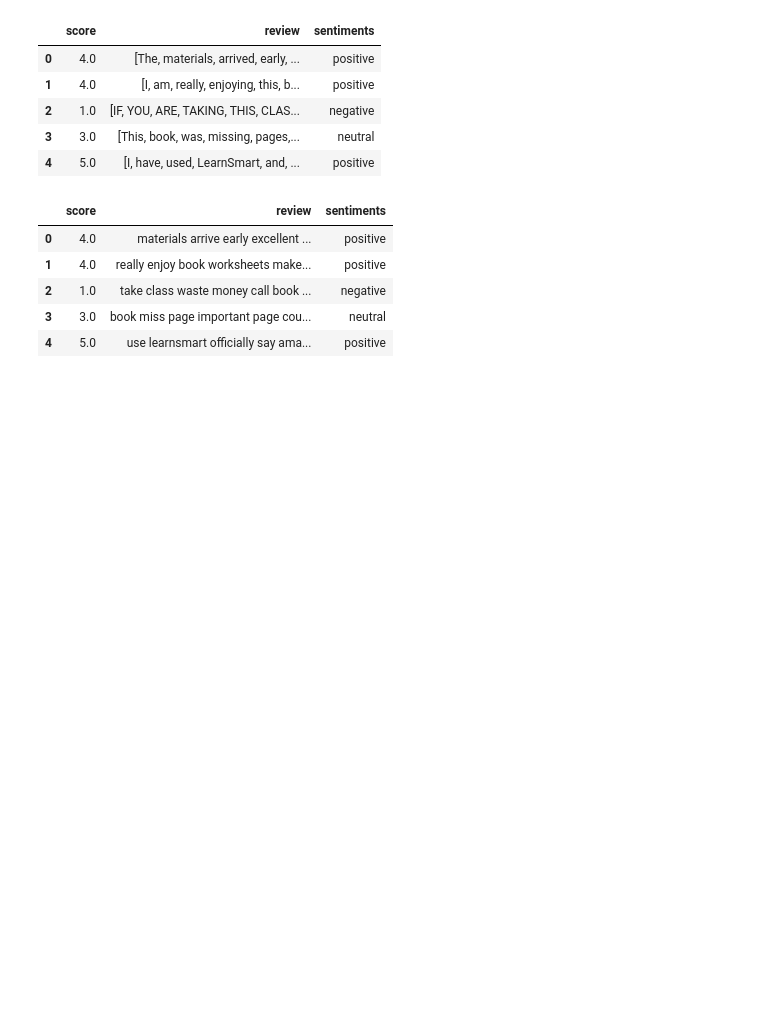
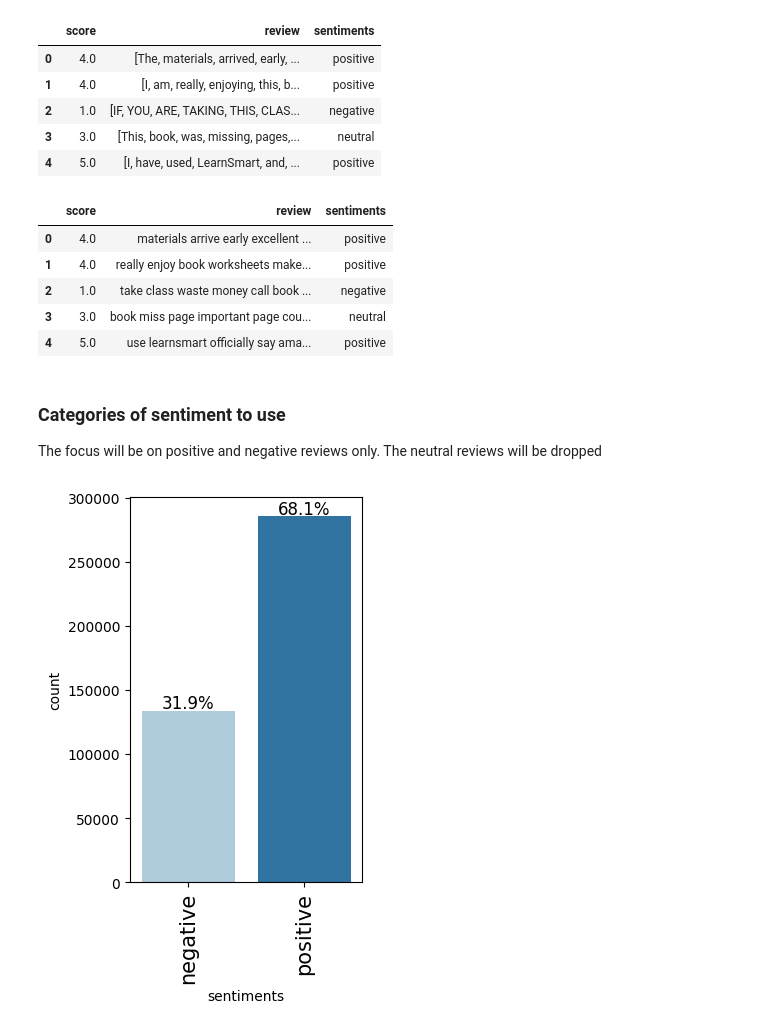
Before and after one commit to cfreeman22/D213, a Jupyter notebook: d213_task2_b.ipynb, the cells around one changed output. Drawn from its saved outputs; the diff is of its cells as text; code cells hidden in the pictures; blank space fills up the shorter version.

```diff
--- a/d213_task2_b.ipynb
+++ b/d213_task2_b.ipynb
@@ -317,3 +325,7 @@ data.head()
 | 2 | 1.0 | take class waste money call book ... | negative |
 | 3 | 3.0 | book miss page important page cou... | neutral |
 | 4 | 5.0 | use learnsmart officially say ama... | positive |
+# %% [markdown]
+### __Categories of sentiment to use__
+
+The focus will be on positive and negative reviews only. The neutral reviews will be dropped
@@ -319,0 +334,6 @@ data.head()
+# %%
+review_data = data[(data['sentiments']=='negative') | (data['sentiments']== 'positive')]
+# %%
+prep.labeled_barplot(review_data, "sentiments", perc=True)
+# %% [output]
+[figure, added]
```
Also changed, not shown: parts of 28 cells of this notebook.
